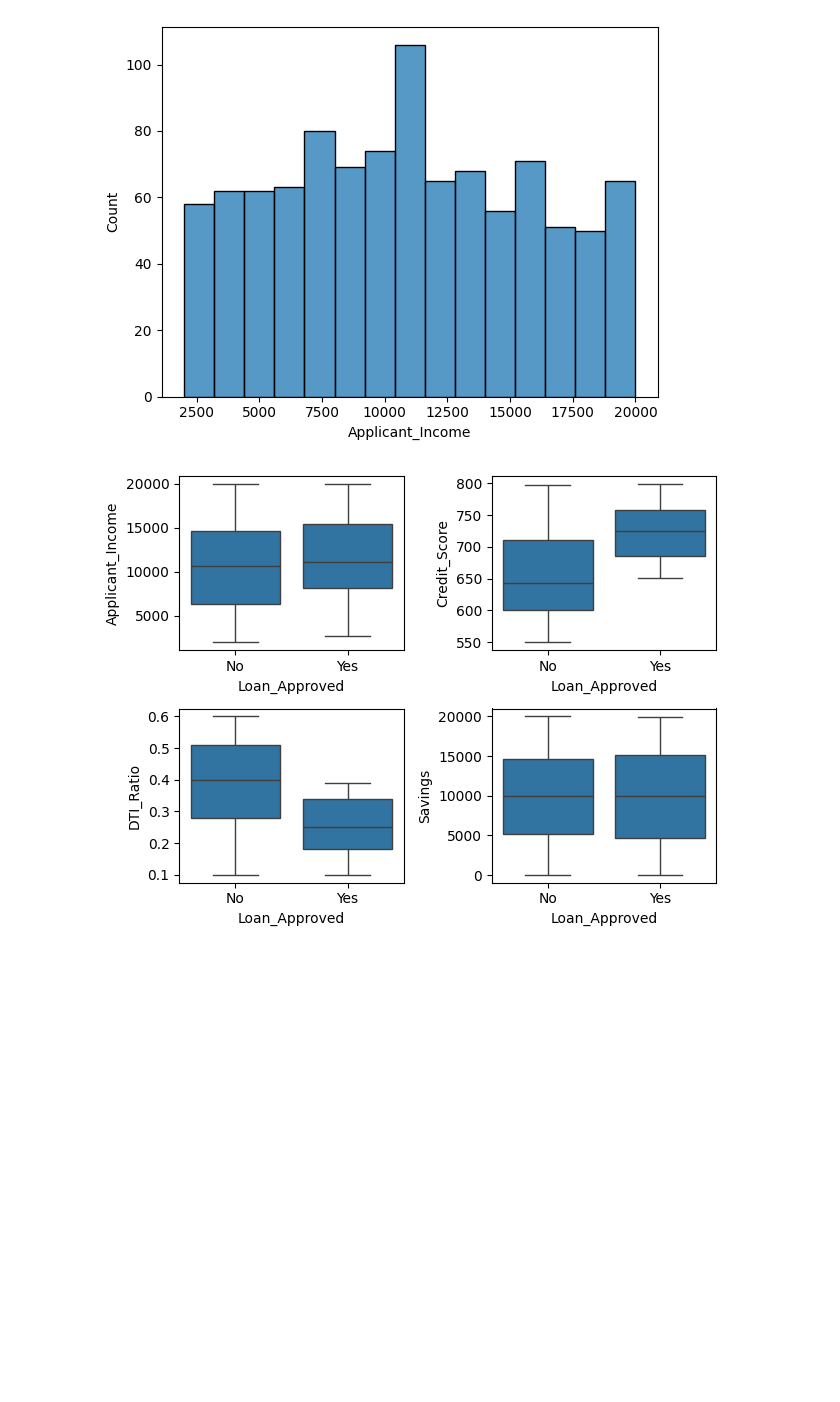
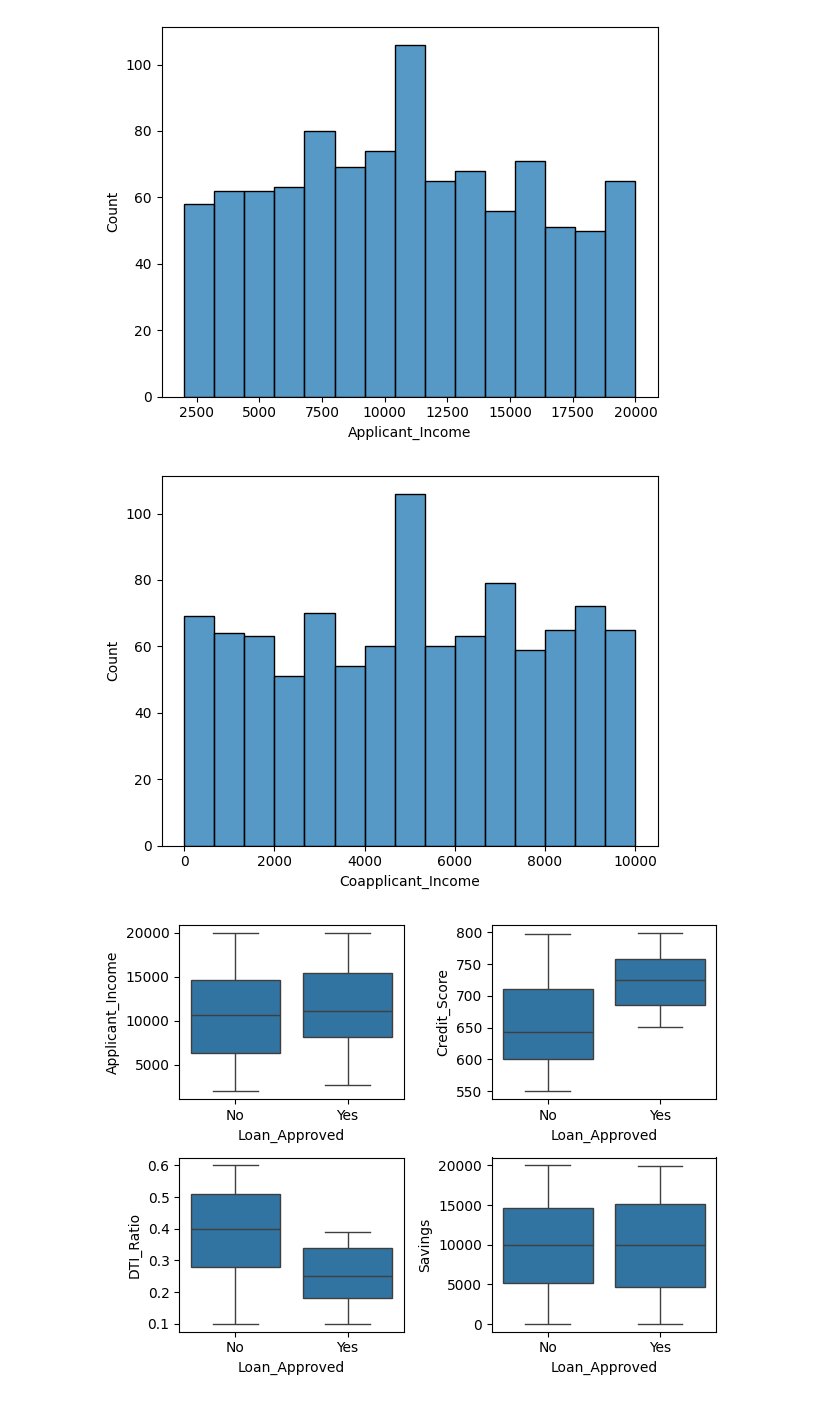
Before and after one commit to Vanshaj14Mohan/CreditWise-Loan-Approval-System, a Jupyter notebook: Files/main.ipynb, the cells around one changed output. Drawn from its saved outputs; the diff is of its cells as text; code cells hidden in the pictures; blank space fills up the shorter version.

```diff
--- a/Files/main.ipynb
+++ b/Files/main.ipynb
@@ -261,9 +261,11 @@ plt.show()
 # %% [output]
 [figure]
 # %%
-# sns.histplot(data=df, x="Coapplicant_Income", bins=15)
-# plt.ylabel("Count")
-# plt.show()
+sns.histplot(data=df, x="Coapplicant_Income", bins=15)
+plt.ylabel("Count")
+plt.show()
+# %% [output]
+[figure, added]
 # %%
 fig, axes = plt.subplots(2, 2)
 
```
